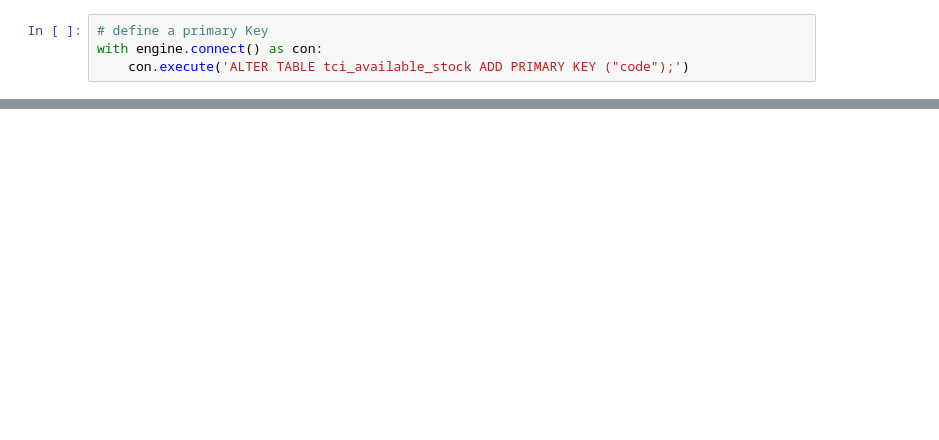
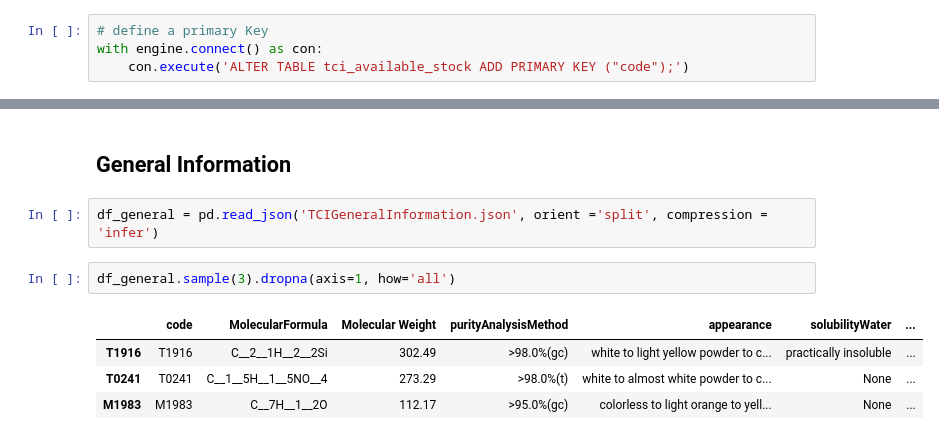
Before and after one commit to stephanyvargas/Learning_DataScience, a Jupyter notebook: Chemical_db/TCI_database_app/TCI_load_tables_AWS.ipynb, the cells around one changed output, grey strips where cells are left out. Cells and saved outputs as stored; diff of their text form; blank space fills up the shorter version.

Commit message:
loaded related laws, ghs and general information

```diff
--- a/Chemical_db/TCI_database_app/TCI_load_tables_AWS.ipynb
+++ b/Chemical_db/TCI_database_app/TCI_load_tables_AWS.ipynb
@@ -186,0 +197,11 @@ df_retrieved_2.sample(2).dropna(axis=1, how='all')
+# %% [markdown]
+## General Information
+# %%
+df_general = pd.read_json('TCIGeneralInformation.json', orient ='split', compression = 'infer')
+# %%
+df_general.sample(3).dropna(axis=1, how='all')
+# %% [output]
+|  | code | MolecularFormula | Molecular Weight | purityAnalysisMethod | appearance | solubilityWater | ... |
+| T1916 | T1916 | C__2__1H__2__2Si | 302.49 | >98.0%(gc) | white to light yellow powder to c... | practically insoluble | ... |
+| T0241 | T0241 | C__1__5H__1__5NO__4 | 273.29 | >98.0%(t) | white to almost white powder to c... | None | ... |
+| M1983 | M1983 | C__7H__1__2O | 112.17 | >95.0%(gc) | colorless to light orange to yell... | None | ... |
```
Also changed, not shown: parts of 39 cells of this notebook.
